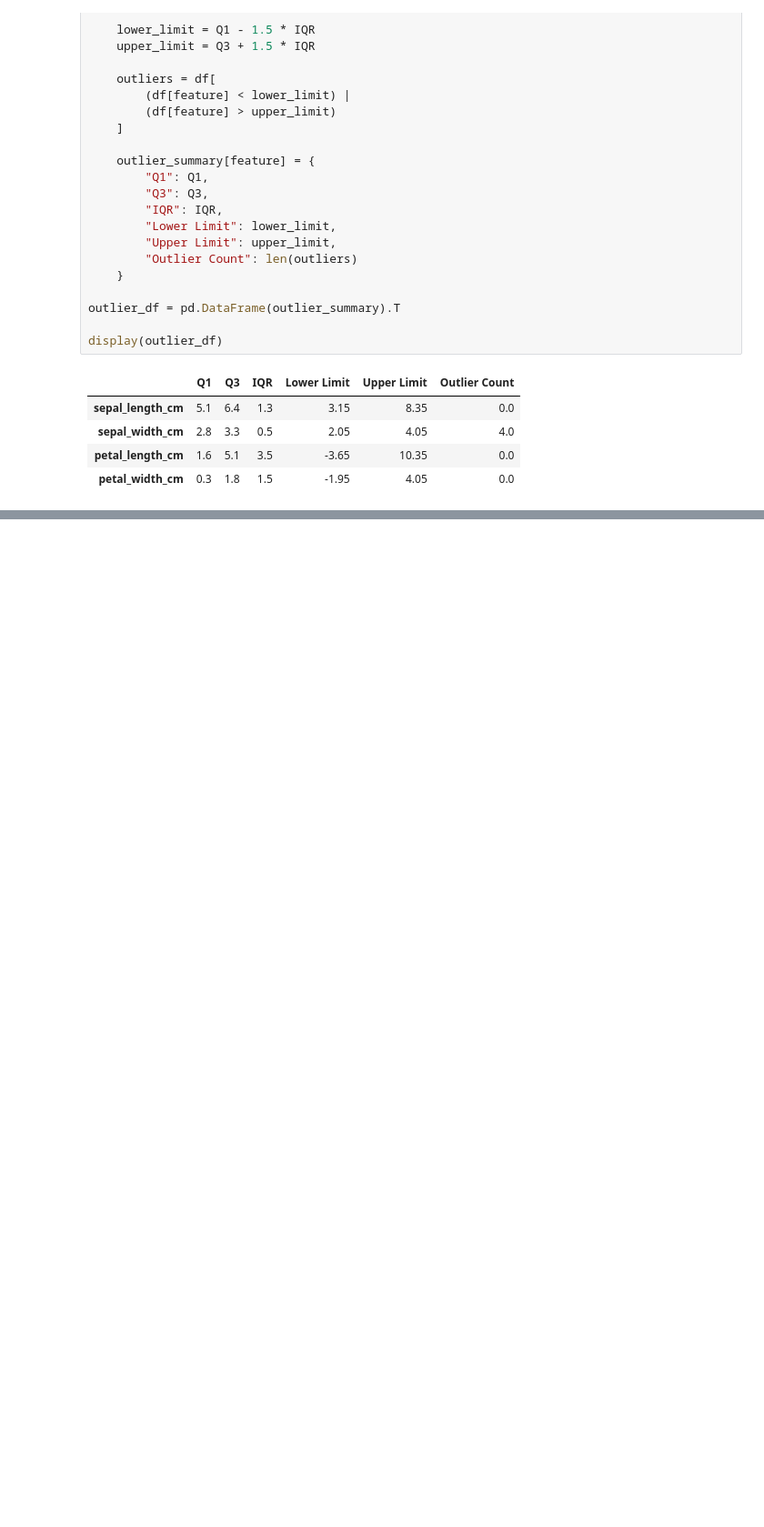
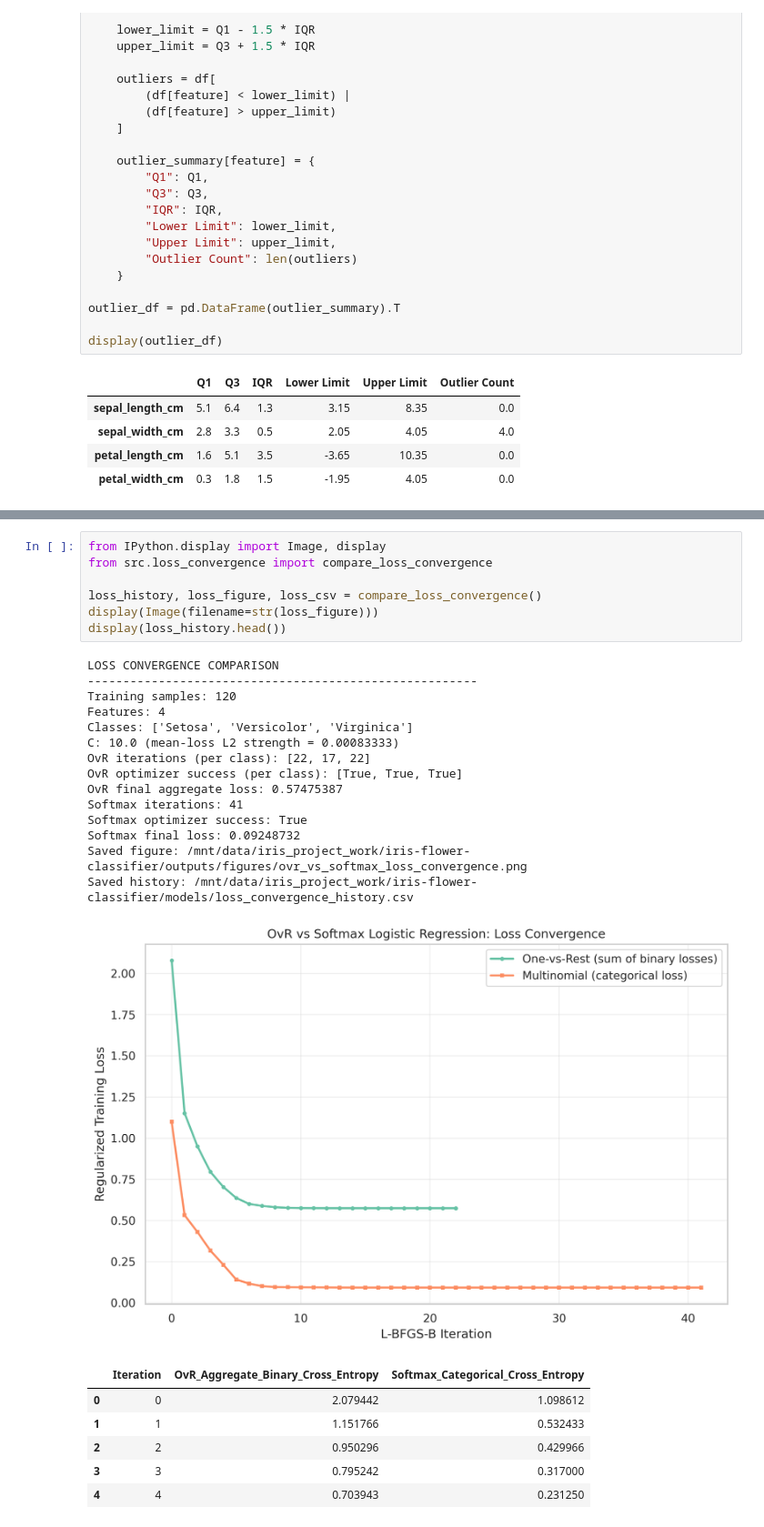
Before and after one commit to NityaJaiswal/iris-flower-classifier, a Jupyter notebook: notebooks/iris_classification_analysis.ipynb, the cells around one changed output, grey strips where cells are left out. Shown at 91% size. Drawn from its saved outputs; the diff is of its cells as text; blank space fills up the shorter version.

Commit message:
Update project analysis and finalize corrected report

```diff
--- a/notebooks/iris_classification_analysis.ipynb
+++ b/notebooks/iris_classification_analysis.ipynb
@@ -230,0 +334,29 @@ EDA visualization generation completed.
+# %%
+from IPython.display import Image, display
+from src.loss_convergence import compare_loss_convergence
+
+loss_history, loss_figure, loss_csv = compare_loss_convergence()
+display(Image(filename=str(loss_figure)))
+display(loss_history.head())
+# %% [output]
+LOSS CONVERGENCE COMPARISON
+-------------------------------------------------------
+Training samples: 120
+Features: 4
+Classes: ['Setosa', 'Versicolor', 'Virginica']
+C: 10.0 (mean-loss L2 strength = 0.00083333)
+OvR iterations (per class): [22, 17, 22]
+OvR optimizer success (per class): [True, True, True]
+OvR final aggregate loss: 0.57475387
+Softmax iterations: 41
+Softmax optimizer success: True
+Softmax final loss: 0.09248732
+Saved figure: /mnt/data/iris_project_work/iris-flower-classifier/outputs/figures/ovr_vs_softmax_loss_convergence.png
+Saved history: /mnt/data/iris_project_work/iris-flower-classifier/models/loss_convergence_history.csv
+[figure, added]
+|  | Iteration | OvR_Aggregate_Binary_Cross_Entropy | Softmax_Categorical_Cross_Entropy |
+| 0 | 0 | 2.079442 | 1.098612 |
+| 1 | 1 | 1.151766 | 0.532433 |
+| 2 | 2 | 0.950296 | 0.429966 |
+| 3 | 3 | 0.795242 | 0.317000 |
+| 4 | 4 | 0.703943 | 0.231250 |
```
Also changed, not shown: parts of 14 cells of this notebook, 34 other files.
